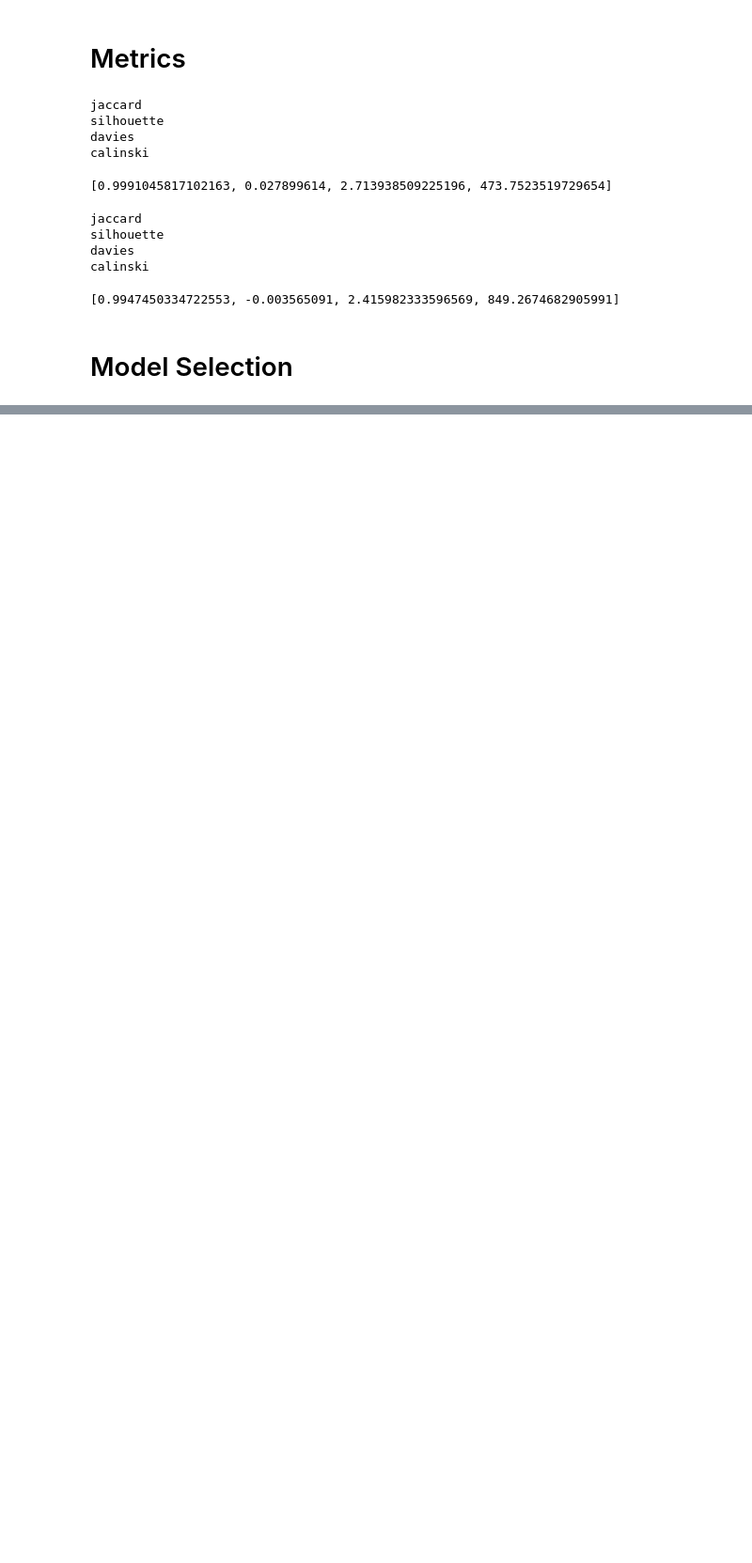
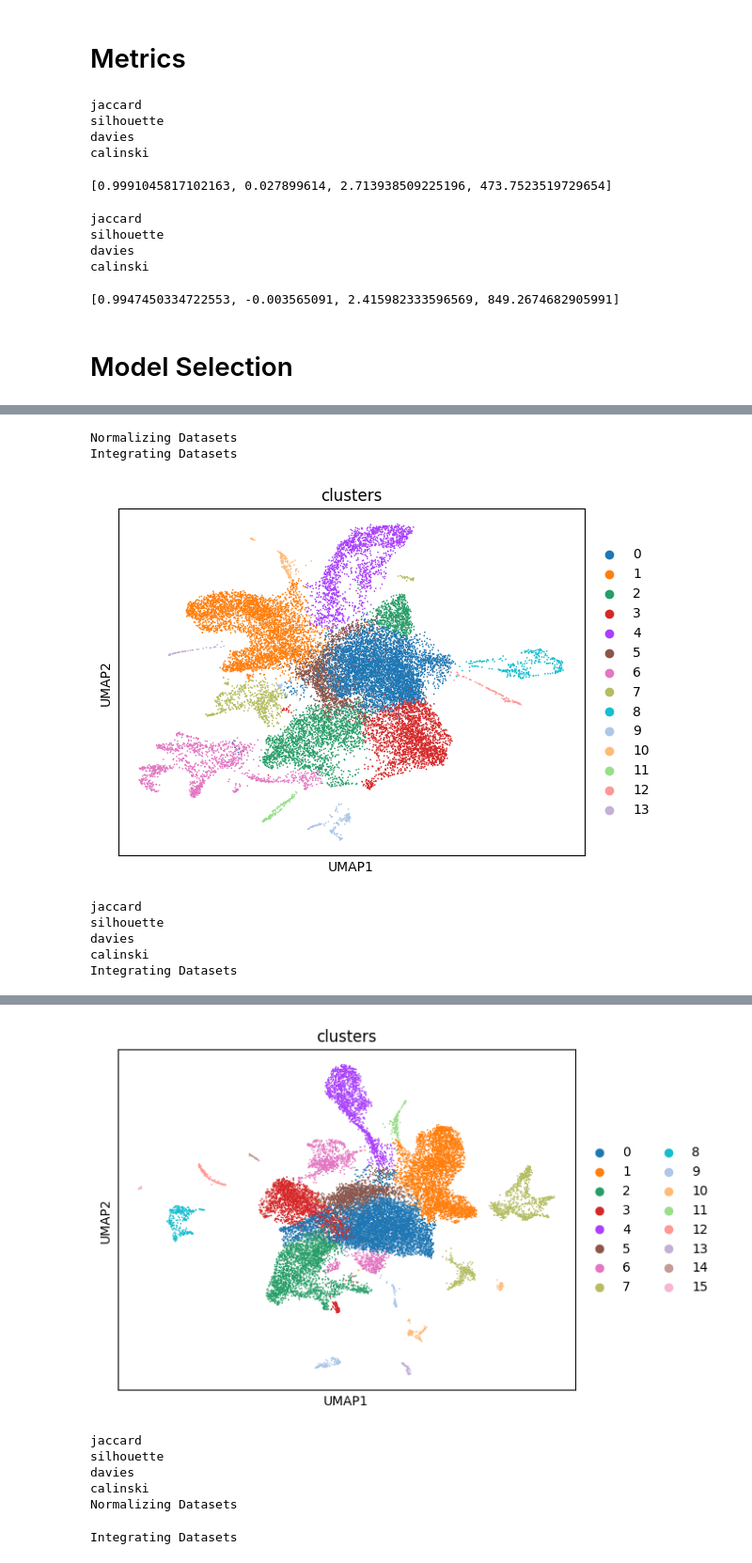
Before and after one commit to mushu-bytes/scRNAseq-benchmarking, a Jupyter notebook: integration_demo.ipynb, the cells around one changed output, grey strips where cells are left out. Shown at 94% size. Saved outputs shown, nothing was run; the diff lists cells and outputs as text; code cells hidden in the pictures; blank space fills up the shorter version.

```diff
--- a/integration_demo.ipynb
+++ b/integration_demo.ipynb
@@ -233,0 +325,11 @@ SC Pipeline w/ ['zheng17', 'merge']
+# %%
+report_nsg_s_bus, pipeline_nsg_s_bus = select.search([nsg_s_bus_1_data, nsg_s_bus_2_data, nsg_s_bus_3_data])
+# %% [output]
+Normalizing Datasets
+Integrating Datasets
+[figure, added]
+jaccard
+silhouette
+davies
+calinski
+Integrating Datasets
@@ -233,0 +347,7 @@ SC Pipeline w/ ['zheng17', 'merge']
+[figure, added]
+jaccard
+silhouette
+davies
+calinski
+Normalizing Datasets
+Integrating Datasets
```
Also changed, not shown: parts of 11 cells of this notebook, 3 other files.
